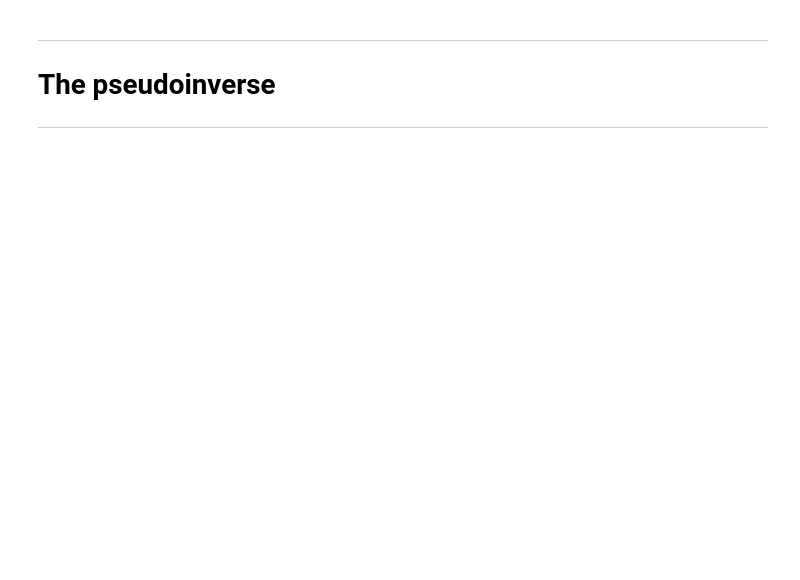
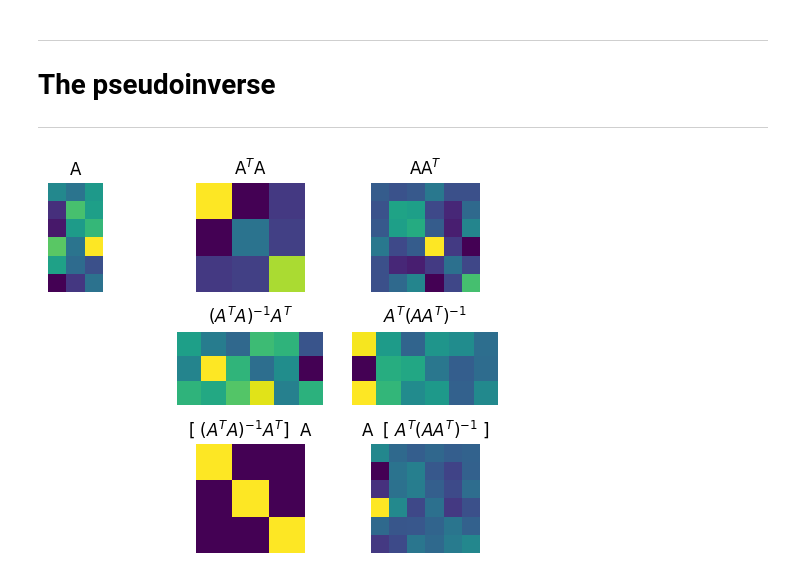
Before and after one commit to SiracencoSerghei/linear_algebra, a Jupyter notebook: 2.7_inverse/2.7_6_pseudo_inverse.ipynb, the cells around one changed output. Drawn from its saved outputs; the diff is of its cells as text; code cells hidden in the pictures; blank space fills up the shorter version.

```diff
--- a/2.7_inverse/2.7_6_pseudo_inverse.ipynb
+++ b/2.7_inverse/2.7_6_pseudo_inverse.ipynb
@@ -9,3 +51,36 @@ import matplotlib.pyplot as plt
+# %%
+## show images
+plt.subplot(331)
+plt.imshow(A), plt.axis('off')
+plt.title('A')
+
+plt.subplot(332)
+plt.imshow(AtA), plt.axis('off')
+plt.title('A$^T$A')
+
+plt.subplot(333)
+plt.imshow(AAt), plt.axis('off')
+plt.title('AA$^T$')
+
+plt.subplot(335)
+plt.imshow(Aleft), plt.axis('off')
+plt.title('$(A^TA)^{-1}A^T$')
+
+plt.subplot(336)
+plt.imshow(Aright), plt.axis('off')
+plt.title('$A^T(AA^T)^{-1}$')
+
+plt.subplot(338)
+plt.imshow(I_left), plt.axis('off')
+plt.title('[ $(A^TA)^{-1}A^T ]$  A')
+
+plt.subplot(339)
+plt.imshow(I_right), plt.axis('off')
+plt.title('A  [ $A^T(AA^T)^{-1}$ ]')
+
+plt.show()
+# %% [output]
+[figure, added]
 # %%
 # pseudoinverse of rectangular matrix A
 
```
Also changed, not shown: parts of 7 cells of this notebook.
